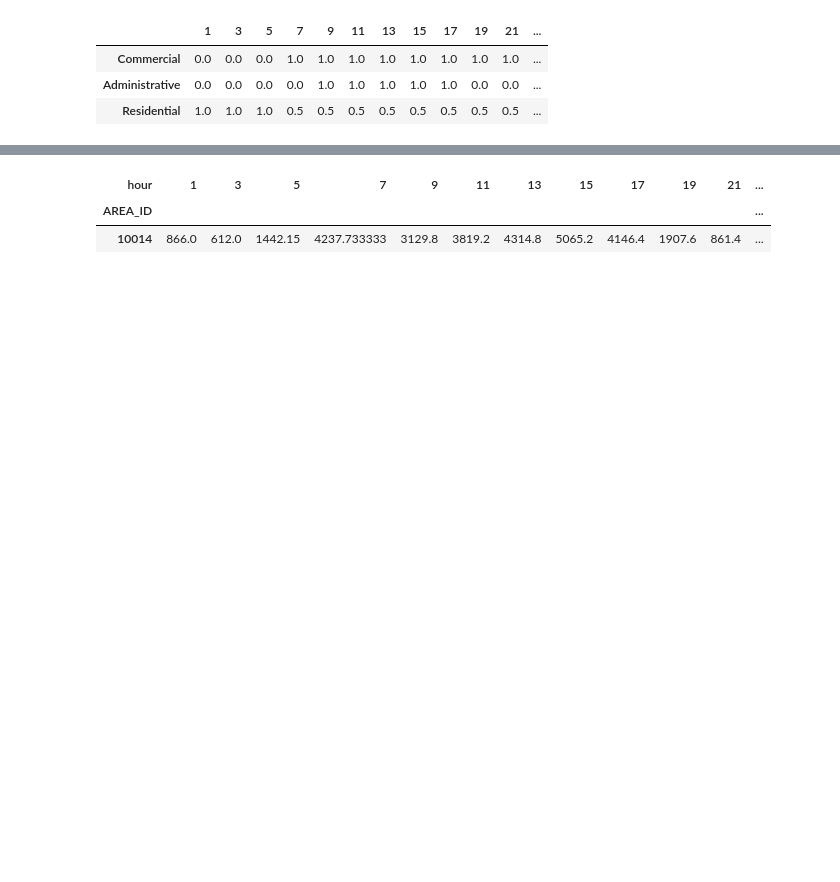
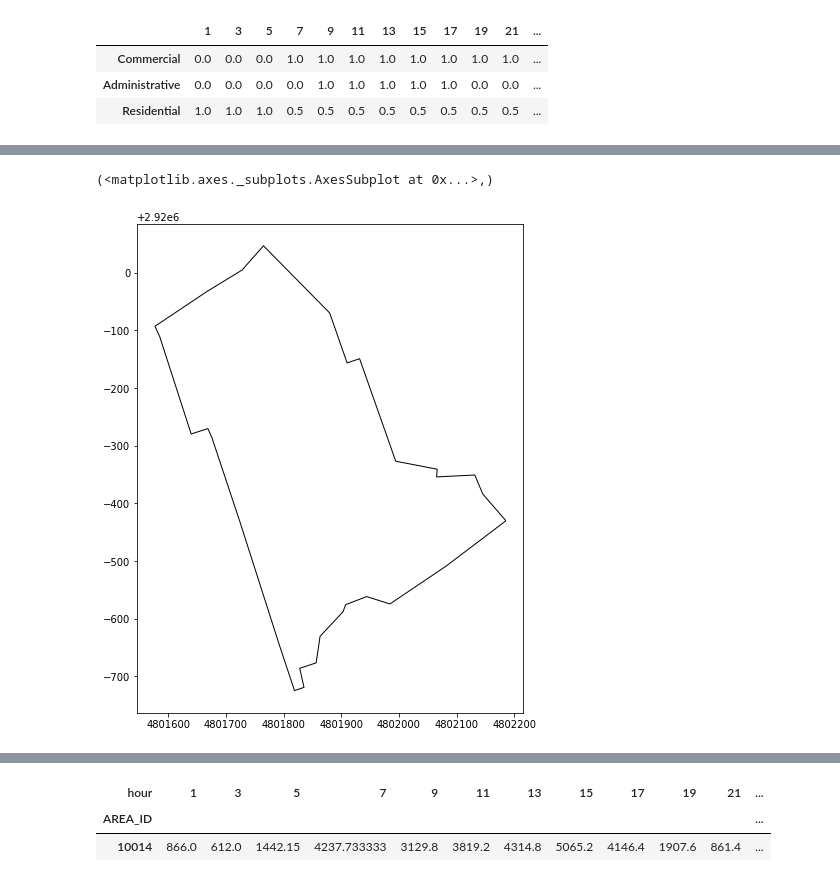
Before and after one commit to gis4dis/MFD-Brno, a Jupyter notebook: MFD example.ipynb, the cells around one changed output, grey strips where cells are left out. Cells and saved outputs as stored; diff of their text form; code cells hidden in the pictures; blank space fills up the shorter version.

Commit message:
Graphic improvements, comments added.

```diff
--- a/MFD example.ipynb
+++ b/MFD example.ipynb
@@ -42,0 +47,10 @@ mobileActivity = pd.read_csv('data/mobile_activity.csv', index_col=0).groupby(["
+# %%
+area = gpd.read_file('data/area.geojson').to_crs(epsg=3035)
+
+def plotArea():
+    return (area.plot(color="none", edgecolor="black", figsize=(7,9)),)
+
+plotArea()
+# %% [output]
+(<matplotlib.axes._subplots.AxesSubplot at 0x...>,)
+[figure, added]
```
Also changed, not shown: parts of 63 cells of this notebook, 2 other files.
